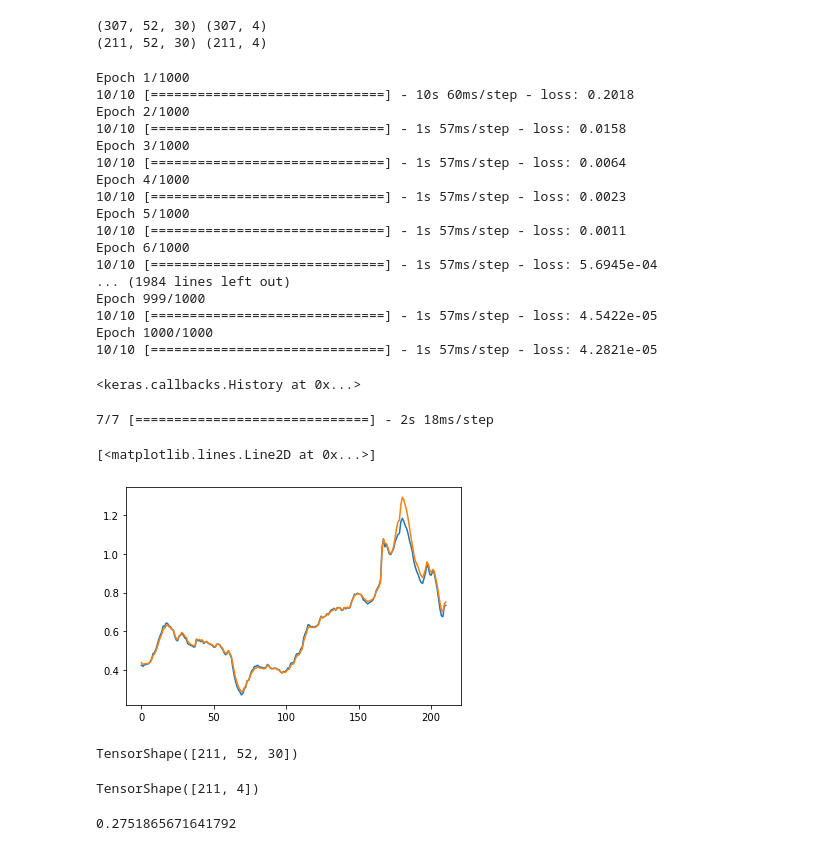
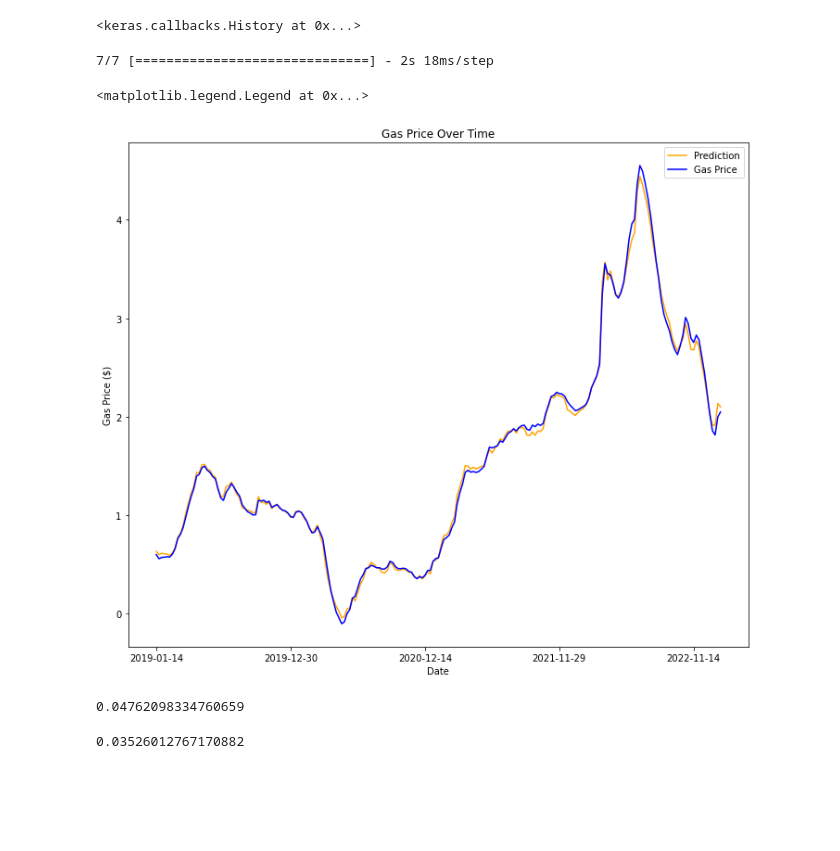
Before and after one commit to alexwalshml/gasoline_price_prediction, a Jupyter notebook: notebooks/9_modeling.ipynb, the cells around one changed output. Drawn from its saved outputs; the diff is of its cells as text; code cells hidden in the pictures; blank space fills up the shorter version.

```diff
--- a/notebooks/9_modeling.ipynb
+++ b/notebooks/9_modeling.ipynb
@@ -25,6 +26,8 @@ nlp_predictions = pd.read_csv("../data/nlp_predictions.csv").set_index("date")
 predictive = pd.read_csv("../data/predictive_features.csv").set_index("date")
 predictive_index = predictive.index
 
+gas_min, gas_max = data["gas_price"].min(), data["gas_price"].max()
+
 target = "gas_price"
 features = [col for col in data if col != target]
 
@@ -256,12 +245,6 @@ X_sup_test = tf.convert_to_tensor(
 
 y_train = tf.convert_to_tensor(y[:index_of_the_future])
 y_test = tf.convert_to_tensor(y[index_of_the_future:])
-
-print(X_rnn_train.shape, X_sup_train.shape)
-print(X_rnn_test.shape, X_sup_test.shape)
-# %% [output]
-(307, 52, 30) (307, 4)
-(211, 52, 30) (211, 4)
 # %%
 rnn_input = Input(
     shape=(WINDOW, len(rnn_features)),
@@ -286,46 +269,52 @@ model.compile(loss="mse", optimizer="adam")
 model.fit(
     {"rnn_input": X_rnn_train, "supplemental_input": X_sup_train},
     y_train,
-    epochs=1000,
+    epochs=100,
     batch_size=32,
+    verbose=0,
 )
 # %% [output]
-Epoch 1/1000
-10/10 [==============================] - 10s 60ms/step - loss: 0.2018
-Epoch 2/1000
-10/10 [==============================] - 1s 57ms/step - loss: 0.0158
-Epoch 3/1000
-10/10 [==============================] - 1s 57ms/step - loss: 0.0064
-Epoch 4/1000
-10/10 [==============================] - 1s 57ms/step - loss: 0.0023
-Epoch 5/1000
-10/10 [==============================] - 1s 57ms/step - loss: 0.0011
-Epoch 6/1000
-10/10 [==============================] - 1s 57ms/step - loss: 5.6945e-04
-... (1984 lines left out)
-Epoch 999/1000
-10/10 [==============================] - 1s 57ms/step - loss: 4.5422e-05
-Epoch 1000/1000
-10/10 [==============================] - 1s 57ms/step - loss: 4.2821e-05
+<keras.callbacks.History at 0x...>
-<keras.callbacks.History at 0x...>
+# %%
+def inverse_transform(y, gas_min, gas_max):
+    return y * (gas_max - gas_min) + gas_min
 # %%
 y_pred = model.predict({"rnn_input": X_rnn_test, "supplemental_input": X_sup_test})
 
-plt.plot(y_pred)
-plt.plot(y_test)
+y_pred = inverse_transform(y_pred, gas_min, gas_max)
+y_test = inverse_transform(y_test, gas_min, gas_max)
 # %% [output]
 7/7 [==============================] - 2s 18ms/step
-[<matplotlib.lines.Line2D at 0x...>]
-[figure, removed]
+# %%
+fig, ax = plt.subplots()
+fig.set_size_inches(12, 10)
+
+future_dates = merged_data.index[-y_test.shape[0] :]
+
+plotting_df = pd.DataFrame(
+    {
+        "pred": np.reshape(y_pred, (-1,)),
+        "true": np.reshape(y_test, (-1,)),
+        "date": future_dates,
+    }
+).set_index("date")
+
+ax.plot(plotting_df["pred"], color="orange", label="Prediction")
+ax.plot(plotting_df["true"], color="blue", label="Gas Price")
+ticks = plotting_df.index[::50]
+ax.set_xticks(ticks)
+ax.set_xlabel("Date")
+ax.set_ylabel("Gas Price ($)")
+ax.set_title("Gas Price Over Time")
+ax.legend()
+# %% [output]
+<matplotlib.legend.Legend at 0x...>
+[figure, added]
 # %%
-X_rnn_test.shape
+mean_squared_error(y_pred, y_test, squared=False)
 # %% [output]
-TensorShape([211, 52, 30])
+0.04762098334760659
-# %%
-X_sup_test.shape
-# %% [output]
-TensorShape([211, 4])
-# %%
-np.min(y)
-# %% [output]
-0.2751865671641792
+# %%
+mean_absolute_error(y_pred, y_test)
+# %% [output]
+0.03526012767170882
```
Also changed, not shown: parts of 7 cells of this notebook, 5 other files.
